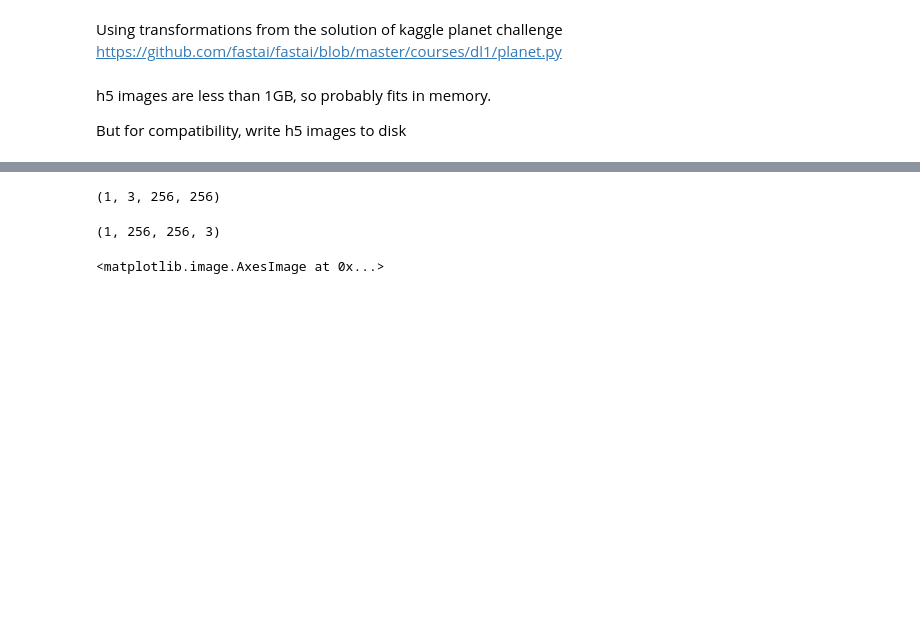
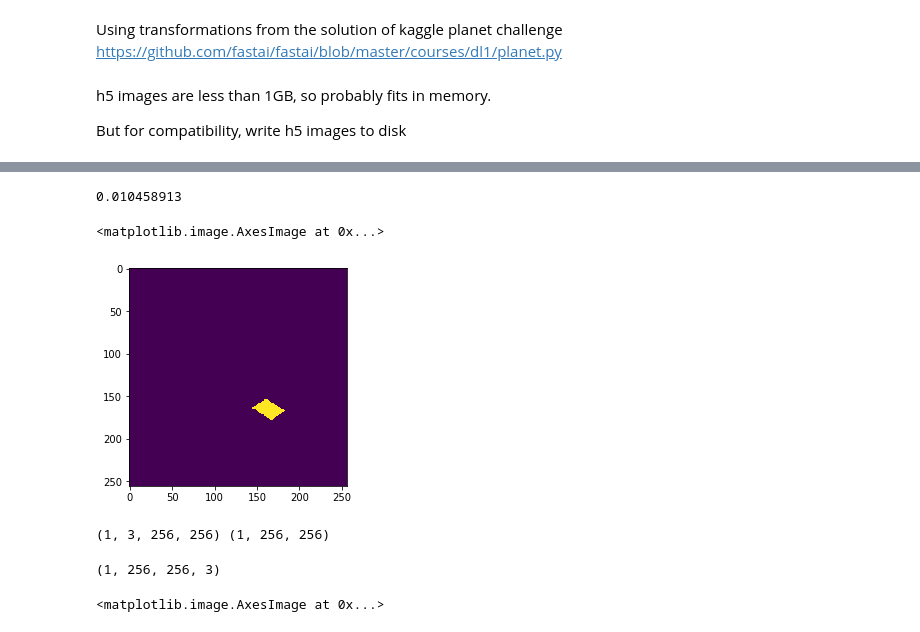
Before and after one commit to Twofyw/building-detection-challenge, a Jupyter notebook: Unet_experiment.ipynb, the cells around one changed output, grey strips where cells are left out. Saved outputs shown, nothing was run; the diff lists cells and outputs as text; code cells hidden in the pictures; blank space fills up the shorter version.

```diff
--- a/Unet_experiment.ipynb
+++ b/Unet_experiment.ipynb
@@ -10,14 +10,14 @@ import tables as tb
 # %%
 from models import *
 # %%
-datapath = '/data/train/AOI_3_Paris_Train'
+datapath = 'data/train/AOI_3_Paris_Train'
 MODEL_NAME = 'v5'
 ORIGINAL_SIZE = 650
 INPUT_SIZE = 256
 
-BASE_TRAIN_DIR = "/data/train"
-WORKING_DIR = "/data/working"
-IMAGE_DIR = "/data/working/images/v5"
+BASE_TRAIN_DIR = "data/train"
+WORKING_DIR = "data/working"
+IMAGE_DIR = "data/working/images/v5"
 
 # Input files
 FMT_TRAIN_SUMMARY_PATH = str(
@@ -93,13 +93,13 @@ def open_h5(path):
         return zip(np.array([node.name for node in ls]), np.array(ls))
 # %%
 # Preprocessing: save h5 to images
-# for path in paths:
-#     h5_file = open_h5(str(path))
-#     for img in h5_file:
-#         if 'im.h5' in str(path):
-#             img_name = IMAGE_DIR + '/256/' + img[0] + '.jpg'
-#         else:
-#             img_name = IMAGE_DIR + '/256/' + img[0] + '.png'
+for path in paths:
+    h5_file = open_h5(str(path))
+    for img in h5_file:
+        if 'im.h5' in str(path):
+            img_name = IMAGE_DIR + '/256/' + img[0] + '.jpg'
+        else:
+            img_name = IMAGE_DIR + '/256/' + img[0] + '.png'
 
 #         print(img_name)
-#         plt.imsave(img_name, img[1])
+        plt.imsave(img_name, img[1])
@@ -140,14 +158,26 @@ tfms = tfms_from_model(vgg16, sz, crop_type=CropType.NO, tfm_y=TfmType.CLASS, au
 datasets = ImageData.get_ds(MatchedFilesDataset, (trn_x,trn_y), (val_x,val_y), tfms, path=PATH)
 md = ImageData('', datasets, bs, num_workers=8, classes=None)
 denorm = md.trn_ds.denorm
+# %%
+y = md.trn_ds.get_y(0)
+# %%
+np.average(y[:,:,1])
+# %% [output]
+0.010458913
+# %%
+plt.imshow(y[:,:,1])
+# %% [output]
+<matplotlib.image.AxesImage at 0x...>
+[figure, added]
 # %%
-md.trn_dl.get_batch([0])[0].shape
+x, y = md.trn_dl.get_batch([0])
+print(x.shape, y.shape)
 # %% [output]
-(1, 3, 256, 256)
+(1, 3, 256, 256) (1, 256, 256)
-# %%
-denorm(md.trn_dl.get_batch([0])[0]).shape
-# %% [output]
-(1, 256, 256, 3)
+# %%
+denorm(x).shape
+# %% [output]
+(1, 256, 256, 3)
 # %%
 batch = md.trn_dl.get_batch([20])
 # %%
```
Also changed, not shown: parts of 4 cells of this notebook, 57 other files.
